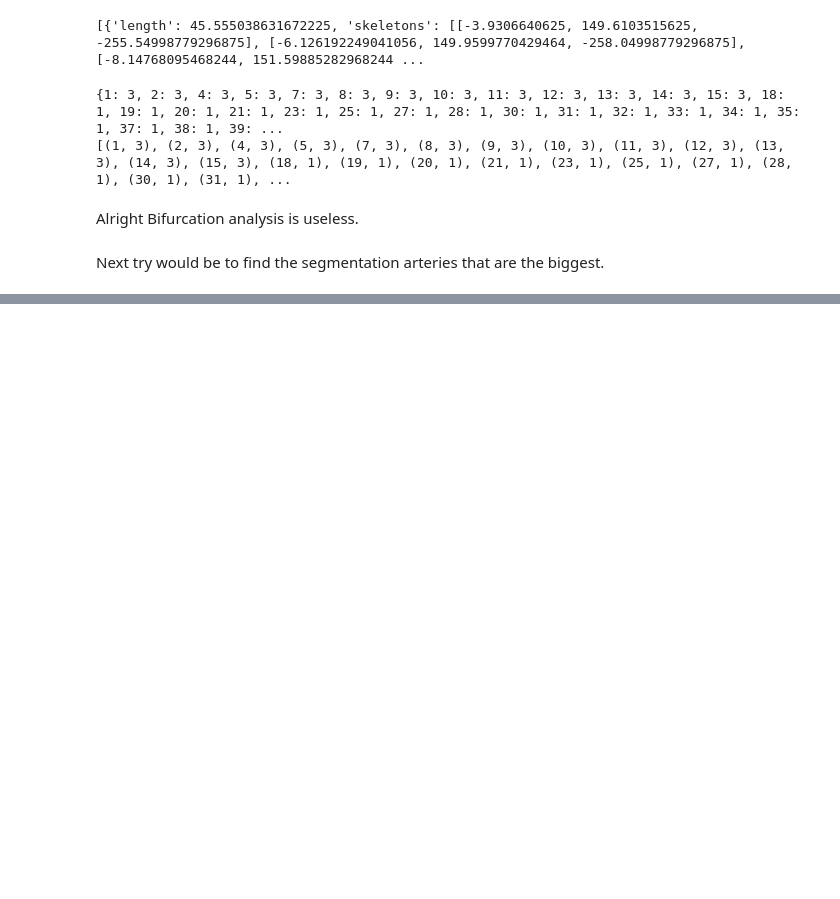
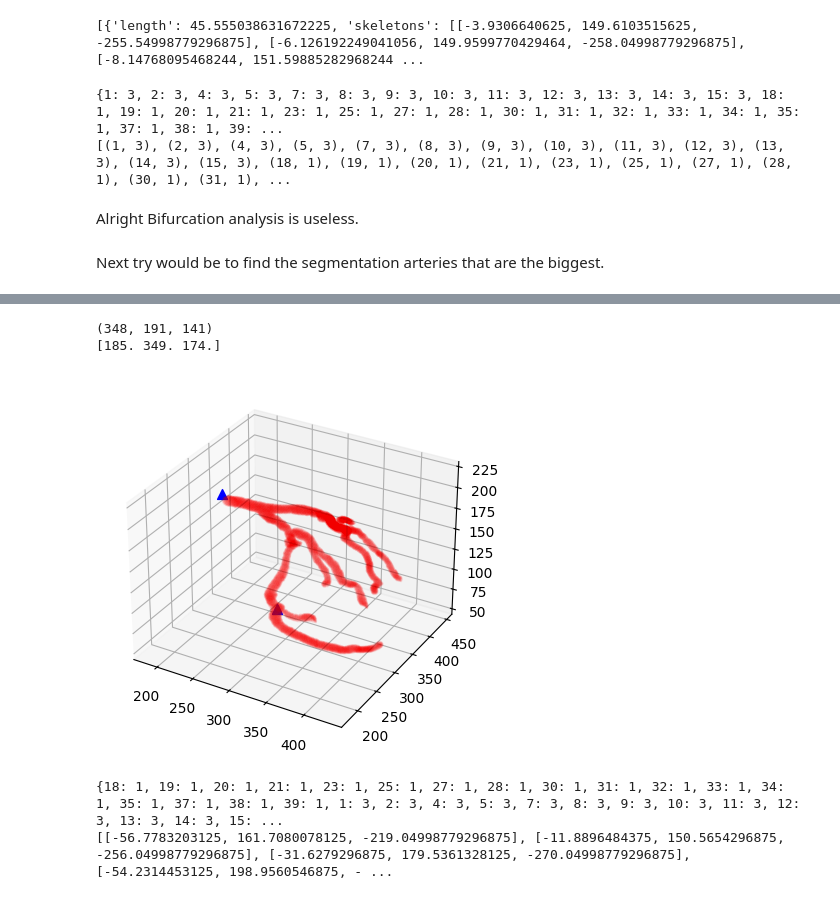
Before and after one commit to philippweinmann/mip_local_unet, a Jupyter notebook: label_graph_viz.ipynb, the cells around one changed output, grey strips where cells are left out. Drawn from its saved outputs; the diff is of its cells as text; code cells hidden in the pictures; blank space fills up the shorter version.

```diff
--- a/label_graph_viz.ipynb
+++ b/label_graph_viz.ipynb
@@ -413,0 +490,66 @@ Next try would be to find the segmentation arteries that are the biggest.
+# %%
+# okay cool, let's check where the ground truth root node is
+root_node = roots[0]
+root_node_pos = root_node["pos"]
+root_node_pos = np.array(root_node_pos + [1])
+
+def RAS_to_voxel(point: np.array):
+    # affine transformation
+    point = np.linalg.inv(mask.affine) @ point
+    point = point[:3]
+
+    return point
+
+root_node_pos_voxel = RAS_to_voxel(root_node_pos)
+
+print(max_idx_largest_mask_0)
+print(root_node_pos_voxel)
+
+plot_masks_with_points(mask=largest_mask_0, points_of_interest=[max_idx_largest_mask_0, root_node_pos_voxel])
+# %% [output]
+(348, 191, 141)
+[185. 349. 174.]
+[figure, added]
+# %%
+# alright that wasn't it. However we see that it didn't choose an "edge point". I think we can specify it to find a point that is close to an edge and it should work.
+
+# step 1: get all edge points from the graph
+def get_endpoints_in_graph(json_graph):
+    endpoints = []
+
+    nodes = json_graph["nodes"]
+    # we need to sort the nodes by ids
+    nodes = sorted(nodes, key=lambda x: x["id"])
+    edges = json_graph["edges"]
+
+    node_ids = [node["id"] for node in nodes]
+    # we count how many times a node appears in edges.
+    # if it appears only once, it's an endpoint
+    bifurcation_counter = {node_id: 0 for node_id in node_ids}
+
+    for edge in edges:
+        target = edge["target"]
+        source = edge["source"]
+
+        bifurcation_counter[target] += 1
+        bifurcation_counter[source] += 1
+
+    # let's sort it with lowest values first
+    bifurcation_counter = {k: v for k, v in sorted(bifurcation_counter.items(), key=lambda item: item[1])}
+    print(bifurcation_counter)
+    for node_id, count in bifurcation_counter.items():
+        if count > 1:
+            break
+
+        if count == 1:
+            for node in nodes:
+                if node.get("id") == node_id:
+                    endpoints.append(node["pos"])
+
+    return endpoints
+
+endpoints = get_endpoints_in_graph(ground_truth_json_graph)
+print(endpoints)
+# %% [output]
+{18: 1, 19: 1, 20: 1, 21: 1, 23: 1, 25: 1, 27: 1, 28: 1, 30: 1, 31: 1, 32: 1, 33: 1, 34: 1, 35: 1, 37: 1, 38: 1, 39: 1, 1: 3, 2: 3, 4: 3, 5: 3, 7: 3, 8: 3, 9: 3, 10: 3, 11: 3, 12: 3, 13: 3, 14: 3, 15: ...
+[[-56.7783203125, 161.7080078125, -219.04998779296875], [-11.8896484375, 150.5654296875, -256.04998779296875], [-31.6279296875, 179.5361328125, -270.04998779296875], [-54.2314453125, 198.9560546875, - ...
```
Also changed, not shown: parts of 5 cells of this notebook, 1 other file.
